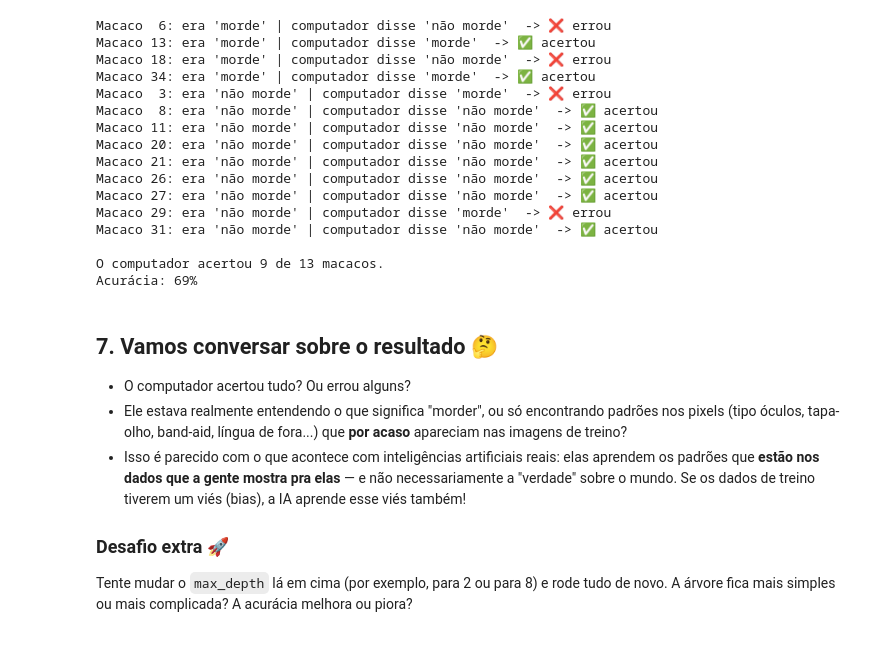
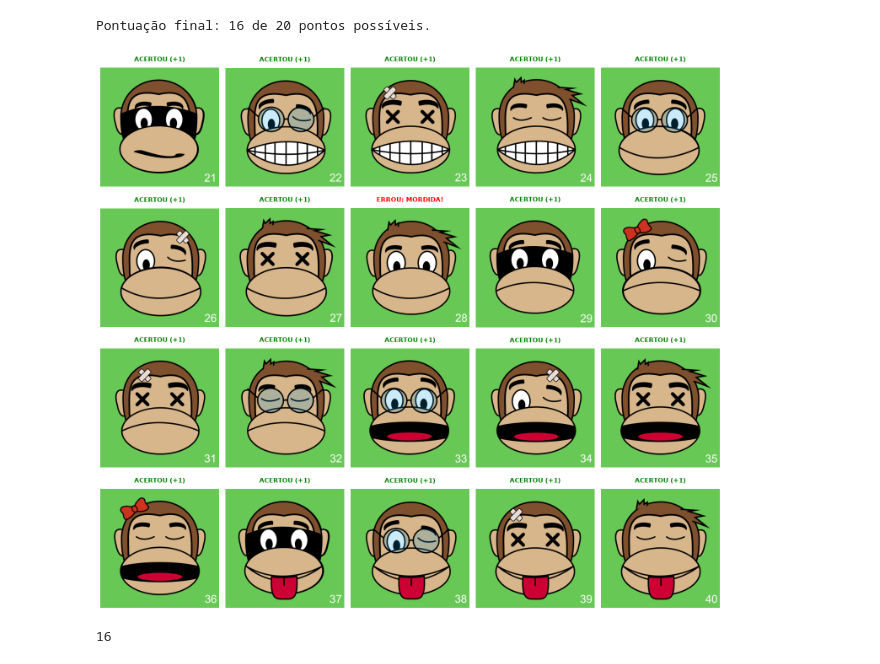
Before and after one commit to LeoDiasTrindade/macacos_mordedores, a Jupyter notebook: notebook/macacos_mordedores.ipynb, the cells around one changed output. Saved outputs shown, nothing was run; the diff lists cells and outputs as text; code cells hidden in the pictures.

```diff
--- a/notebook/macacos_mordedores.ipynb
+++ b/notebook/macacos_mordedores.ipynb
@@ -130,45 +65,6 @@ Vamos ver se o computador acerta os macacos que ele **nunca viu** (o grupo de te
-# %%
-previsoes = modelo.predict(X_teste)
-
-acertos = 0
-for numero, real, previsto in zip(numeros_teste, y_teste, previsoes):
-    certo_ou_errado = "✅ acertou" if real == previsto else "❌ errou"
-    real_txt = "morde" if real == 1 else "não morde"
-    previsto_txt = "morde" if previsto == 1 else "não morde"
-    print(f"Macaco {numero:2d}: era '{real_txt}' | computador disse '{previsto_txt}'  -> {certo_ou_errado}")
-    if real == previsto:
-        acertos += 1
-
-acuracia = accuracy_score(y_teste, previsoes)
-print(f"\nO computador acertou {acertos} de {len(y_teste)} macacos.")
-print(f"Acurácia: {acuracia*100:.0f}%")
-# %% [output]
-Macaco  6: era 'morde' | computador disse 'não morde'  -> ❌ errou
-Macaco 13: era 'morde' | computador disse 'morde'  -> ✅ acertou
-Macaco 18: era 'morde' | computador disse 'não morde'  -> ❌ errou
-Macaco 34: era 'morde' | computador disse 'morde'  -> ✅ acertou
-Macaco  3: era 'não morde' | computador disse 'morde'  -> ❌ errou
-Macaco  8: era 'não morde' | computador disse 'não morde'  -> ✅ acertou
-Macaco 11: era 'não morde' | computador disse 'não morde'  -> ✅ acertou
-Macaco 20: era 'não morde' | computador disse 'não morde'  -> ✅ acertou
-Macaco 21: era 'não morde' | computador disse 'não morde'  -> ✅ acertou
-Macaco 26: era 'não morde' | computador disse 'não morde'  -> ✅ acertou
-Macaco 27: era 'não morde' | computador disse 'não morde'  -> ✅ acertou
-Macaco 29: era 'não morde' | computador disse 'morde'  -> ❌ errou
-Macaco 31: era 'não morde' | computador disse 'não morde'  -> ✅ acertou
-
-O computador acertou 9 de 13 macacos.
-Acurácia: 69%
-# %% [markdown]
-## 7. Vamos conversar sobre o resultado 🤔
-
-* O computador acertou tudo? Ou errou alguns?
-* Ele estava realmente entendendo o que significa "morder", ou só encontrando padrões nos pixels
-  (tipo óculos, tapa-olho, band-aid, língua de fora...) que **por acaso** apareciam nas imagens de treino?
-* Isso é parecido com o que acontece com inteligências artificiais reais: elas aprendem os padrões que
-  **estão nos dados que a gente mostra pra elas** — e não necessariamente a "verdade" sobre o mundo.
-  Se os dados de treino tiverem um viés (bias), a IA aprende esse viés também!
-
-### Desafio extra 🚀
-Tente mudar o `max_depth` lá em cima (por exemplo, para 2 ou para 8) e rode tudo de novo.
-A árvore fica mais simples ou mais complicada? A acurácia melhora ou piora?
+# %%
+usando_o_modelo_com_macacos_de_teste(modelo, macacos, X_teste, y_teste, numeros_teste)
+# %% [output]
+Pontuação final: 16 de 20 pontos possíveis.
+[figure, added]
+16
```
Also changed, not shown: parts of 19 cells of this notebook, 7 other files.
